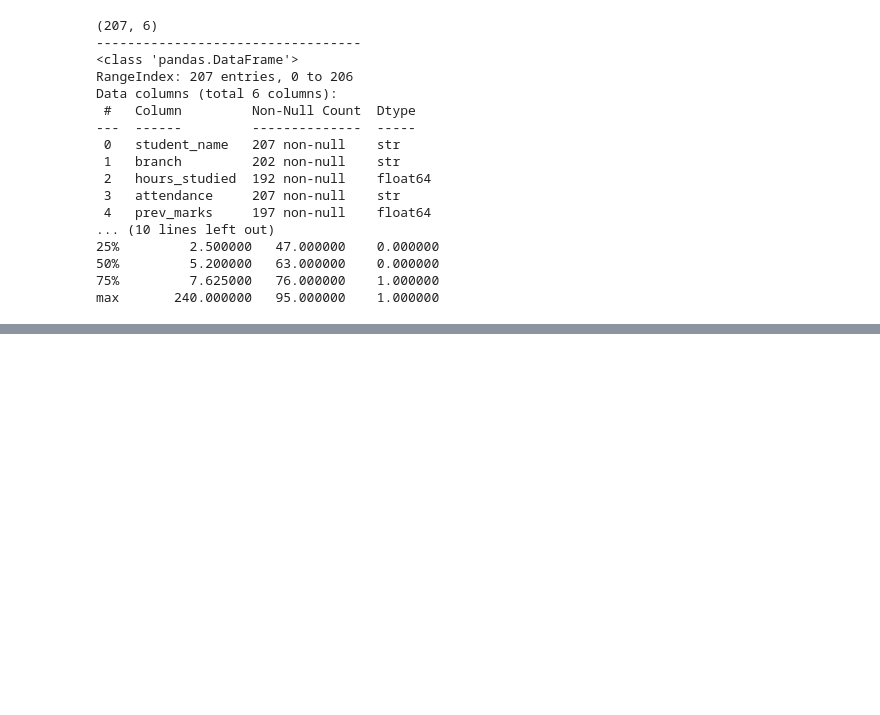
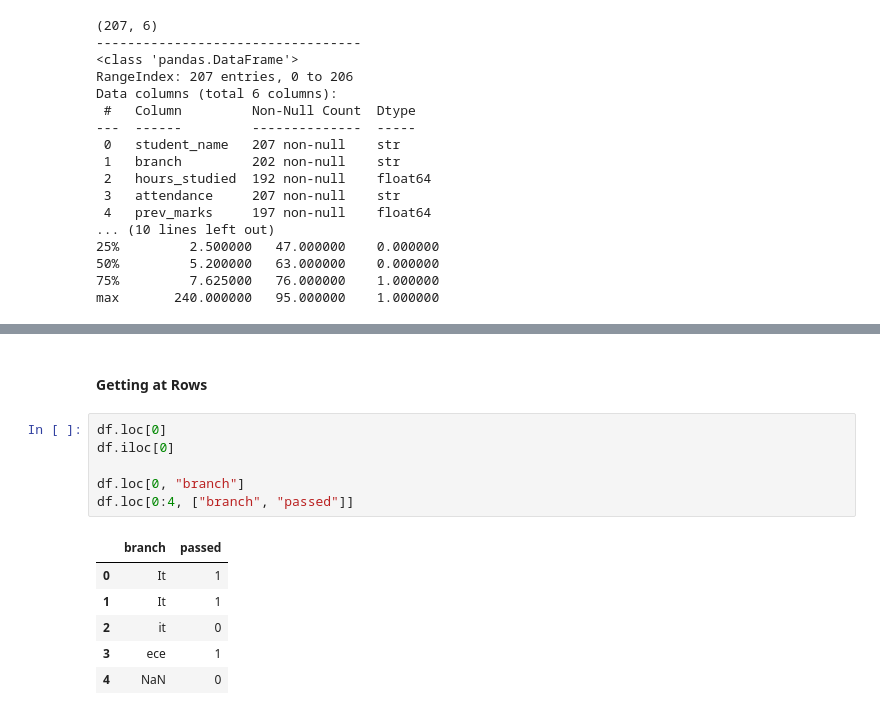
Before and after one commit to katariaprince/ml_webinar, a Jupyter notebook: Pandas.ipynb, the cells around one changed output, grey strips where cells are left out. Saved outputs shown, nothing was run; the diff lists cells and outputs as text; blank space fills up the shorter version.

```diff
--- a/Pandas.ipynb
+++ b/Pandas.ipynb
@@ -128,0 +157,15 @@ max       240.000000   95.000000    1.000000
+# %% [markdown]
+#### Getting at Rows
+# %%
+df.loc[0]
+df.iloc[0]
+
+df.loc[0, "branch"]
+df.loc[0:4, ["branch", "passed"]]
+# %% [output]
+|  | branch | passed |
+| 0 | It | 1 |
+| 1 | It | 1 |
+| 2 | it | 0 |
+| 3 | ece | 1 |
+| 4 | NaN | 0 |
```
Also changed, not shown: parts of 6 cells of this notebook.
